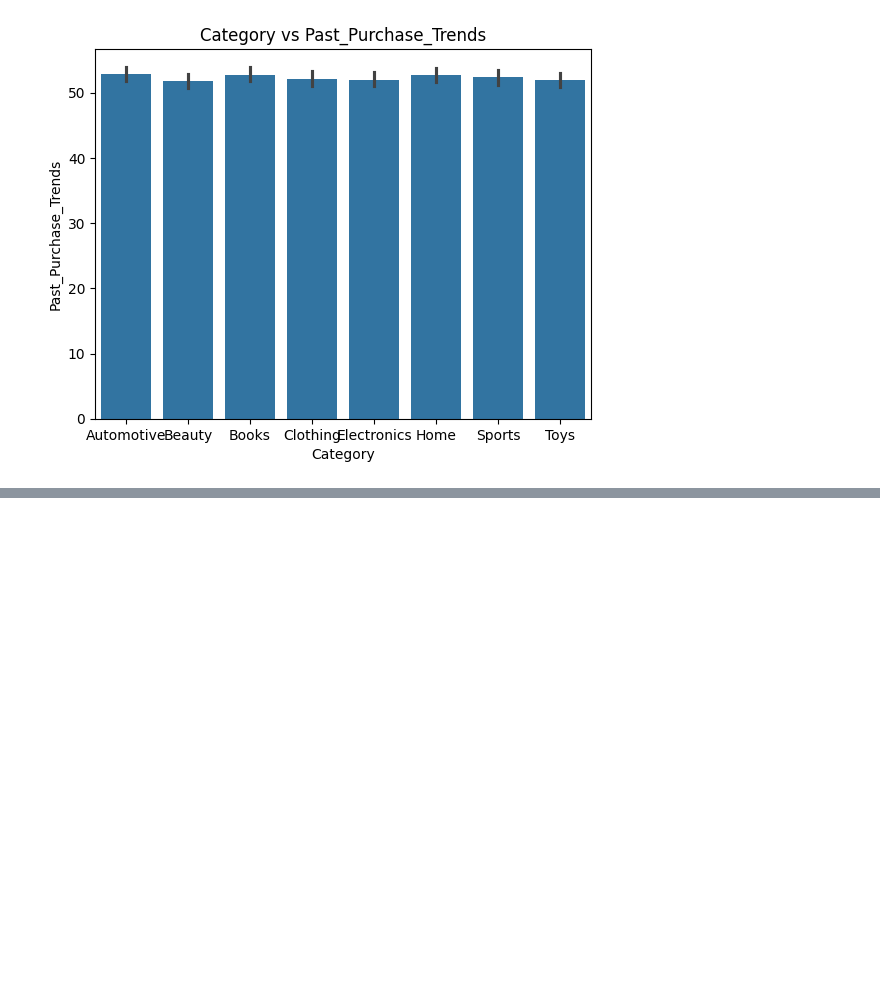
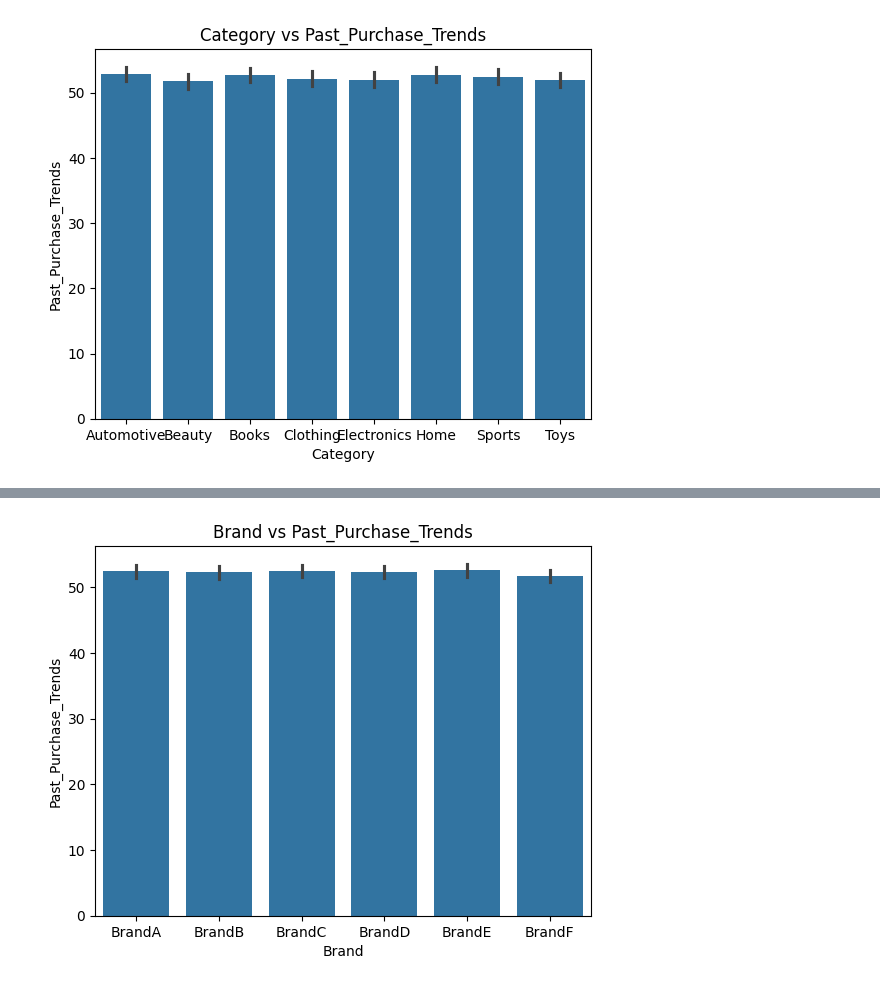
Before and after one commit to jwsadman/salesForecasting, a Jupyter notebook: notebook.ipynb, the cells around one changed output, grey strips where cells are left out. Cells and saved outputs as stored; diff of their text form; code cells hidden in the pictures; blank space fills up the shorter version.

```diff
--- a/notebook.ipynb
+++ b/notebook.ipynb
@@ -325,0 +332,6 @@ pt.show()
+# %%
+sn.barplot(x=data["Brand"], y=data["Past_Purchase_Trends"])
+pt.title('Brand vs Past_Purchase_Trends')
+pt.show()
+# %% [output]
+[figure, added]
```
Also changed, not shown: parts of 26 cells of this notebook.
